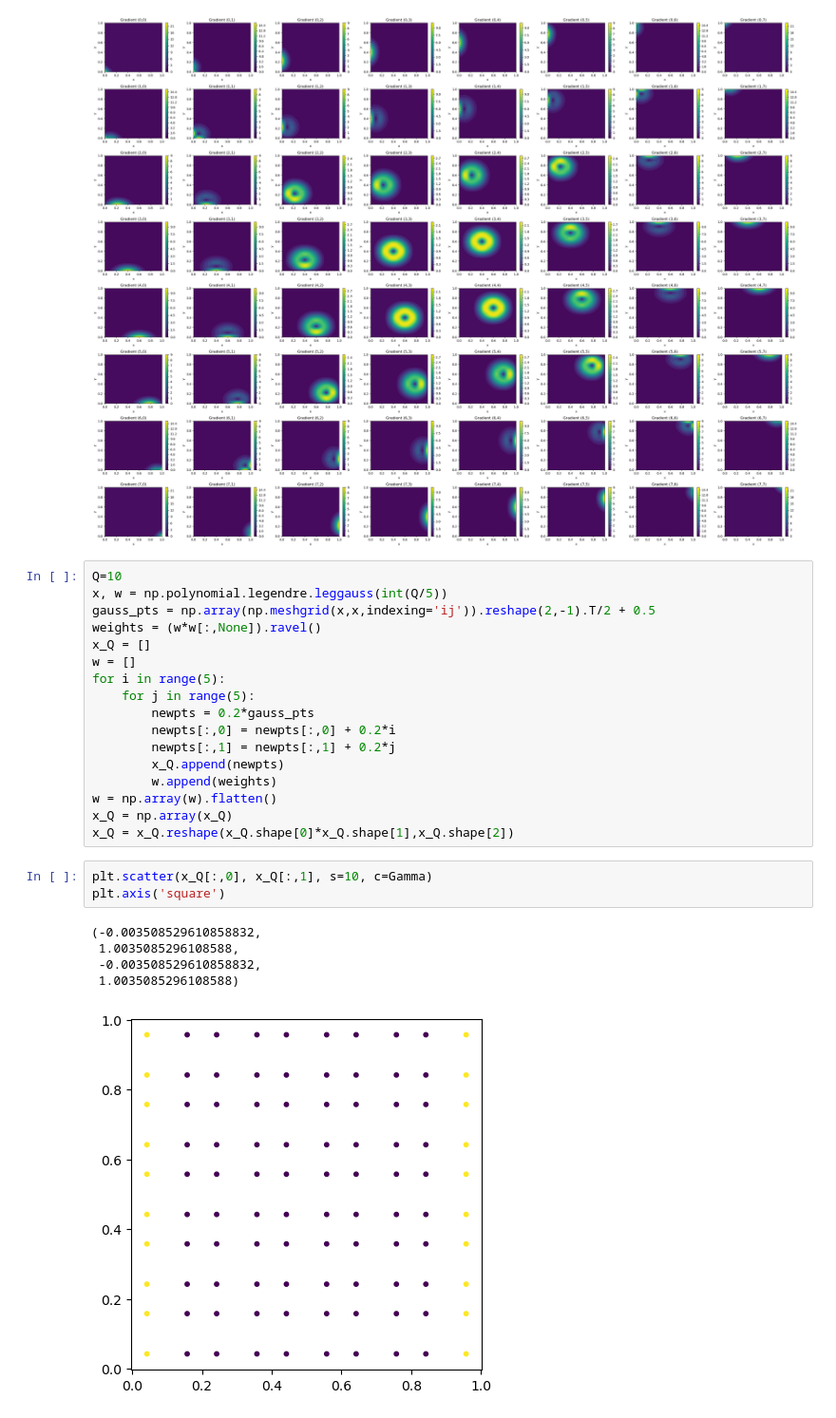
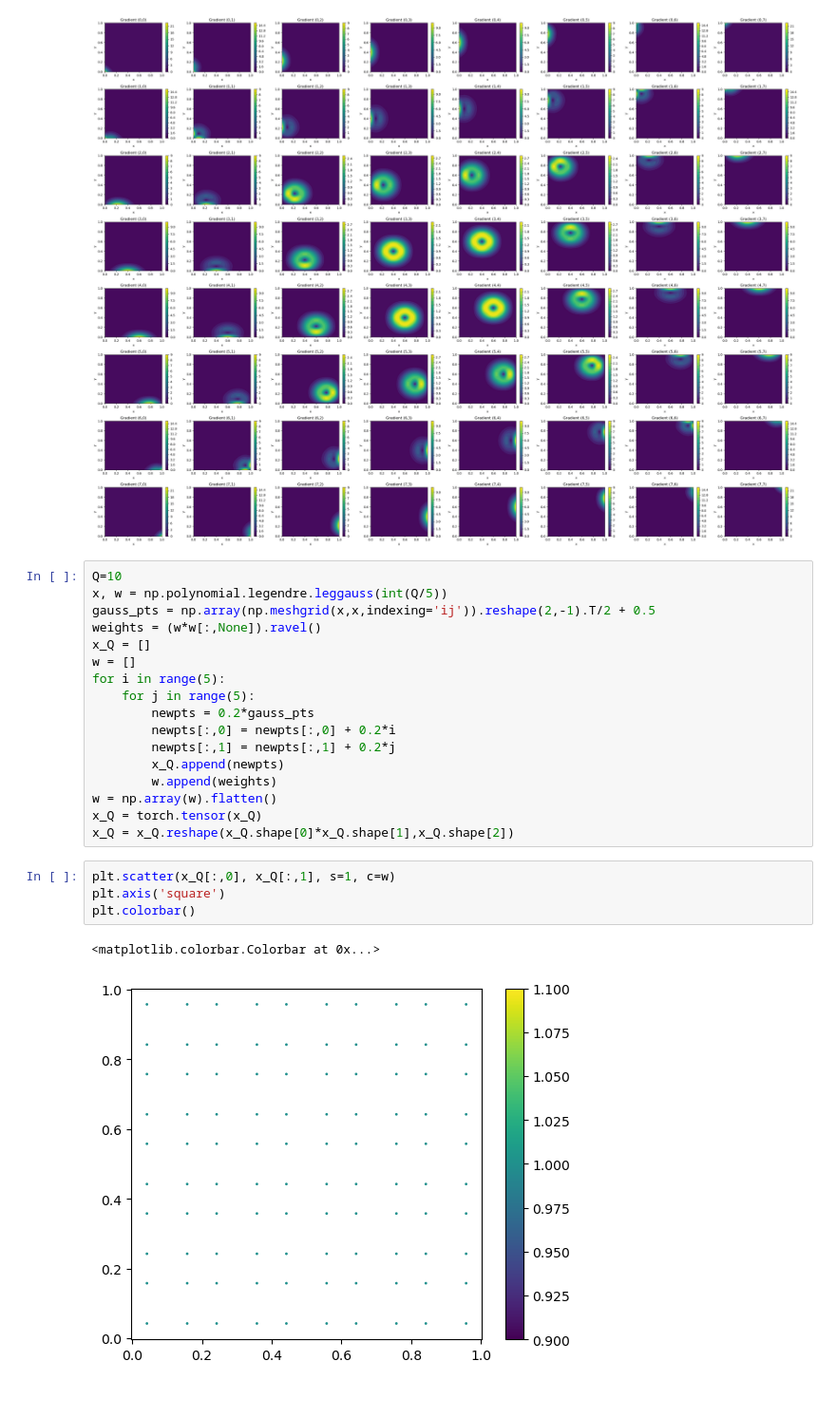
Before and after one commit to JoostHMPrins/ngo, a Jupyter notebook: developnotebooks/B-splines.ipynb, the cells around one changed output. Shown at 95% size. Cells and saved outputs as stored; diff of their text form.

```diff
--- a/developnotebooks/B-splines.ipynb
+++ b/developnotebooks/B-splines.ipynb
@@ -269,16 +269,14 @@ for i in range(5):
         x_Q.append(newpts)
         w.append(weights)
 w = np.array(w).flatten()
-x_Q = np.array(x_Q)
+x_Q = torch.tensor(x_Q)
 x_Q = x_Q.reshape(x_Q.shape[0]*x_Q.shape[1],x_Q.shape[2])
 # %%
-plt.scatter(x_Q[:,0], x_Q[:,1], s=10, c=Gamma)
+plt.scatter(x_Q[:,0], x_Q[:,1], s=1, c=w)
 plt.axis('square')
+plt.colorbar()
 # %% [output]
-(-0.003508529610858832,
- 1.0035085296108588,
- -0.003508529610858832,
- 1.0035085296108588)
+<matplotlib.colorbar.Colorbar at 0x...>
-[figure, old version]
+[figure, new version]
 # %%
 Gamma = torch.zeros(x_Q.shape[0])
```
Also changed, not shown: parts of 5 cells of this notebook, 2 other files.
